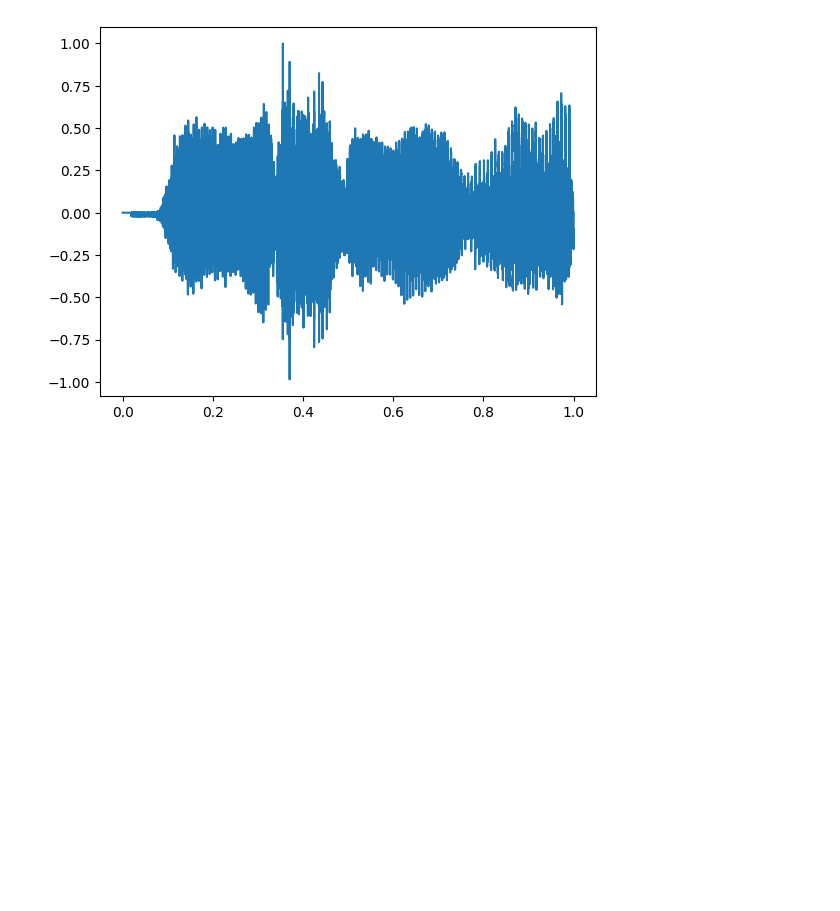
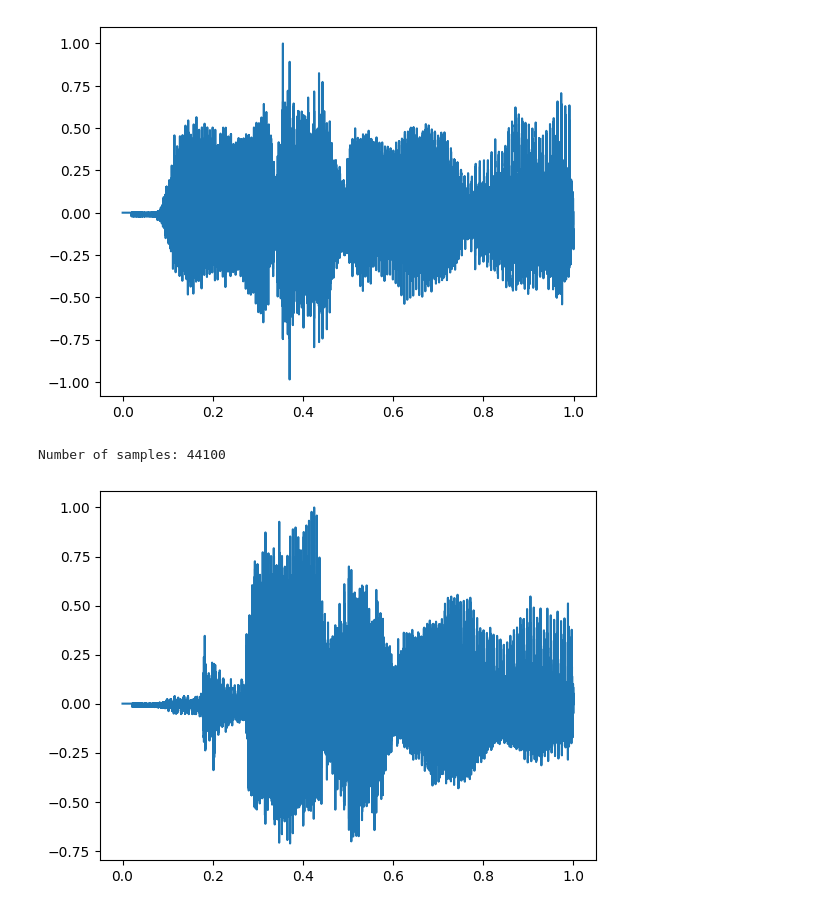
Before and after one commit to renzperit11/DSP, a Jupyter notebook: audio_recognition_project/cleanAudiofile.ipynb, the cells around one changed output. Cells and saved outputs as stored; diff of their text form; code cells hidden in the pictures; blank space fills up the shorter version.

```diff
--- a/audio_recognition_project/cleanAudiofile.ipynb
+++ b/audio_recognition_project/cleanAudiofile.ipynb
@@ -354,0 +380,19 @@ myVoice.plot()
+# %%
+import librosa
+
+# Load the audio file
+audio, sample_rate = librosa.load('clean_ece9.wav', sr=44100)
+
+# Get the number of samples
+num_samples = len(audio)
+
+print(f"Number of samples: {num_samples}")
+# %% [output]
+Number of samples: 44100
+# %%
+from thinkdsp import read_wave
+myVoice = read_wave('clean_ece9.wav')
+
+myVoice.plot()
+# %% [output]
+[figure, added]
```
Also changed, not shown: parts of 1 cell of this notebook.
